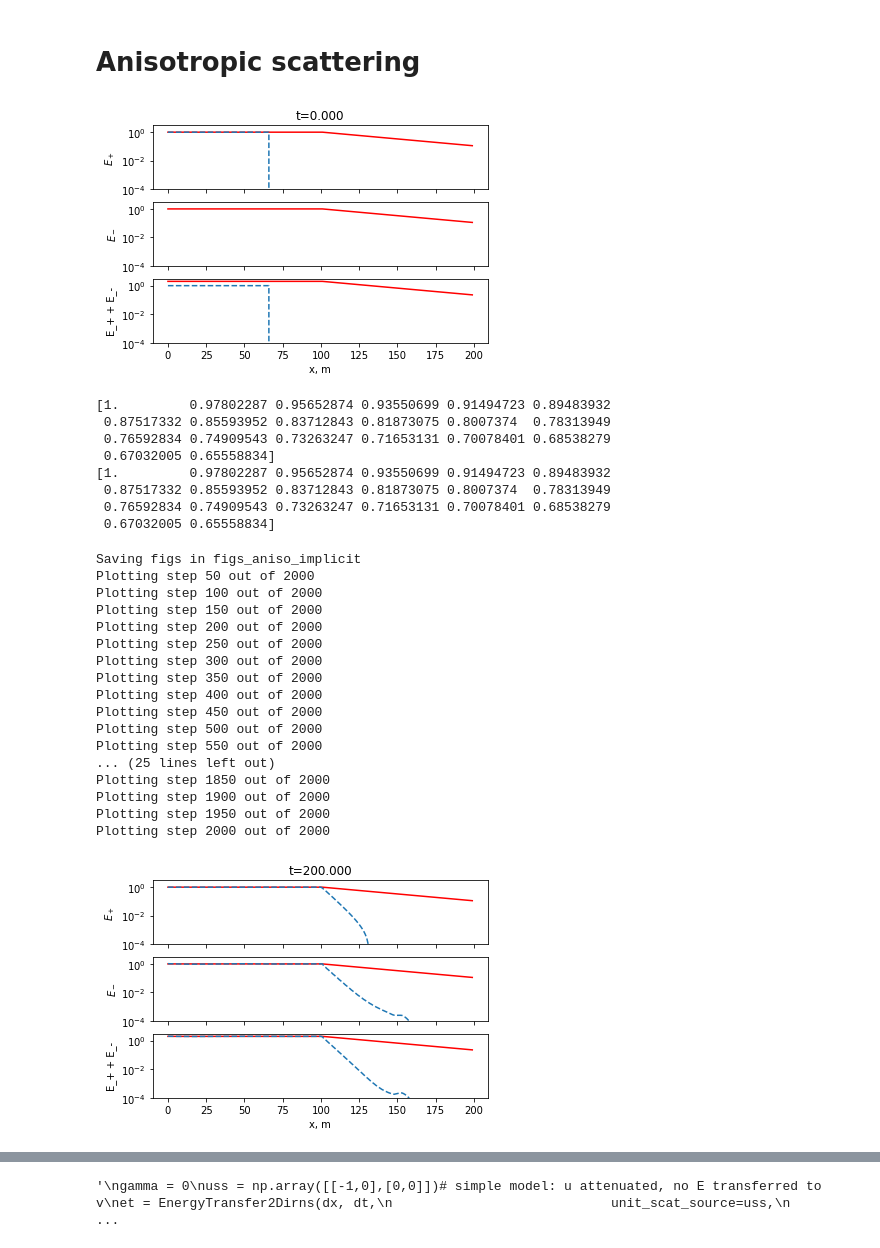
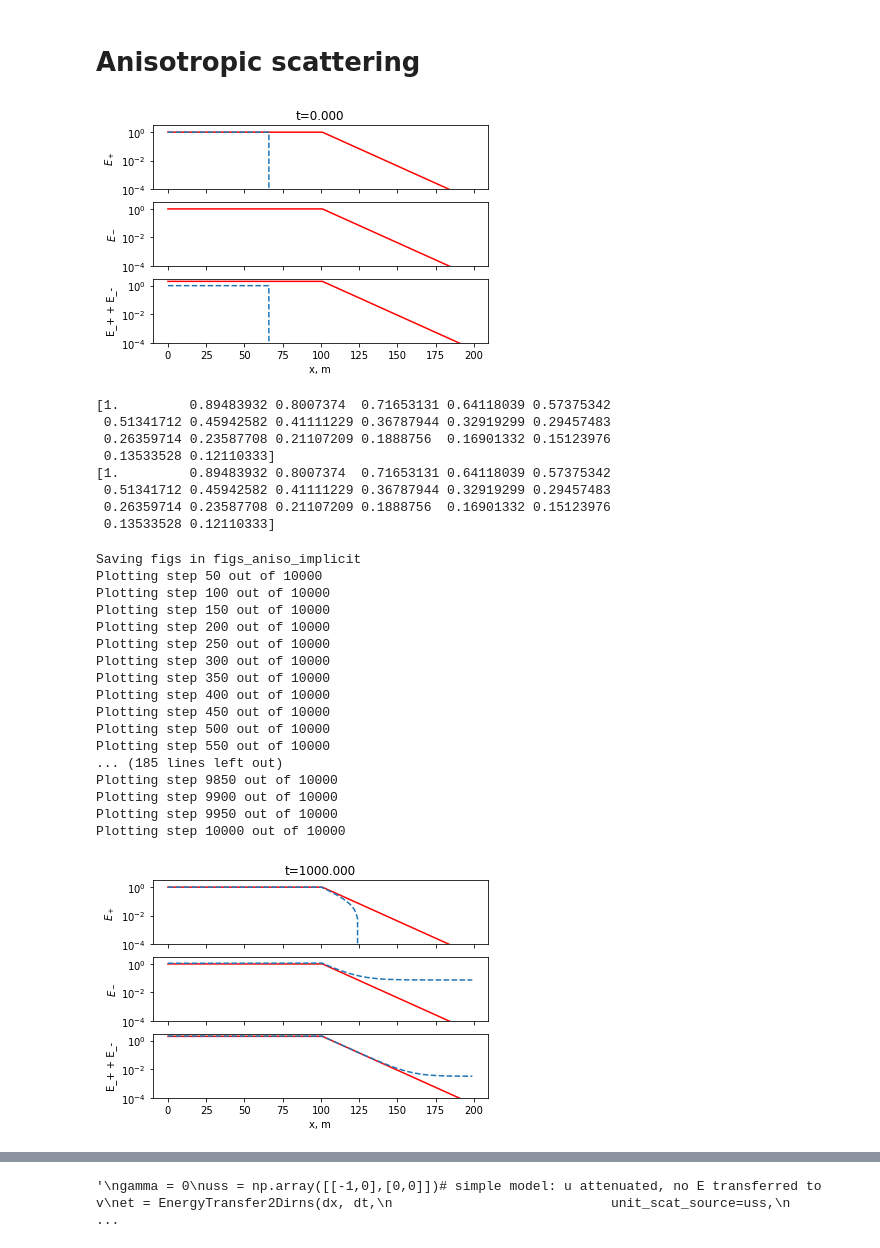
Before and after one commit to tdcwilliams/pywave, a Jupyter notebook: notebooks/energy_transport/energy_transfer_2dirns.ipynb, the cells around one changed output, grey strips where cells are left out. Drawn from its saved outputs; the diff is of its cells as text; code cells hidden in the pictures.

```diff
--- a/notebooks/energy_transport/energy_transfer_2dirns.ipynb
+++ b/notebooks/energy_transport/energy_transfer_2dirns.ipynb
@@ -92,7 +92,7 @@ class ET2dirnsManager(EnergyTransfer2Dirns):
 cfl = .9
 dx = 1
 dt = 1
-alpha = 1e-2
+alpha = 5e-2
 gamma = 0
 cg = cfl*dx/dt
 refl = 1
@@ -101,22 +101,22 @@ refl = 1
 # %%
 # no dissipation
 # - implicit solver with smaller time step
 et2d = ET2dirnsManager(
     dx, dt/10, cg, u_l=1,
     reflection_coefficient=refl,
     alpha=alpha,
     gamma=gamma,
     nx=200,
-    nt=2000,
+    nt=10000,
     outdir="figs_aniso_implicit",
     aniso=True,
     scheme="lax_wendroff",
     limiter="superbee",
     u_correction_scheme="implicit",
 )
 et2d.plot_step(0)
 # %% [output]
-[figure, old version]
+[figure, new version]
 # %%
 # check steady solution
 print(
@@ -125,35 +125,35 @@ print(
     sep='\n'
 )
 # %% [output]
-[1.         0.97802287 0.95652874 0.93550699 0.91494723 0.89483932
- 0.87517332 0.85593952 0.83712843 0.81873075 0.8007374  0.78313949
- 0.76592834 0.74909543 0.73263247 0.71653131 0.70078401 0.68538279
- 0.67032005 0.65558834]
-[1.         0.97802287 0.95652874 0.93550699 0.91494723 0.89483932
- 0.87517332 0.85593952 0.83712843 0.81873075 0.8007374  0.78313949
- 0.76592834 0.74909543 0.73263247 0.71653131 0.70078401 0.68538279
- 0.67032005 0.65558834]
+[1.         0.89483932 0.8007374  0.71653131 0.64118039 0.57375342
+ 0.51341712 0.45942582 0.41111229 0.36787944 0.32919299 0.29457483
+ 0.26359714 0.23587708 0.21107209 0.1888756  0.16901332 0.15123976
+ 0.13533528 0.12110333]
+[1.         0.89483932 0.8007374  0.71653131 0.64118039 0.57375342
+ 0.51341712 0.45942582 0.41111229 0.36787944 0.32919299 0.29457483
+ 0.26359714 0.23587708 0.21107209 0.1888756  0.16901332 0.15123976
+ 0.13533528 0.12110333]
 # %%
 et2d.run(reps=50)
 # %% [output]
 Saving figs in figs_aniso_implicit
-Plotting step 50 out of 2000
-Plotting step 100 out of 2000
-Plotting step 150 out of 2000
-Plotting step 200 out of 2000
-Plotting step 250 out of 2000
-Plotting step 300 out of 2000
-Plotting step 350 out of 2000
-Plotting step 400 out of 2000
-Plotting step 450 out of 2000
-Plotting step 500 out of 2000
-Plotting step 550 out of 2000
-... (25 lines left out)
-Plotting step 1850 out of 2000
-Plotting step 1900 out of 2000
-Plotting step 1950 out of 2000
-Plotting step 2000 out of 2000
+Plotting step 50 out of 10000
+Plotting step 100 out of 10000
+Plotting step 150 out of 10000
+Plotting step 200 out of 10000
+Plotting step 250 out of 10000
+Plotting step 300 out of 10000
+Plotting step 350 out of 10000
+Plotting step 400 out of 10000
+Plotting step 450 out of 10000
+Plotting step 500 out of 10000
+Plotting step 550 out of 10000
+... (185 lines left out)
+Plotting step 9850 out of 10000
+Plotting step 9900 out of 10000
+Plotting step 9950 out of 10000
+Plotting step 10000 out of 10000
-[figure, old version]
+[figure, new version]
 # %%
 # no dissipation
 # - split-step solver with larger time step
```
Also changed, not shown: parts of 1 cell of this notebook.
